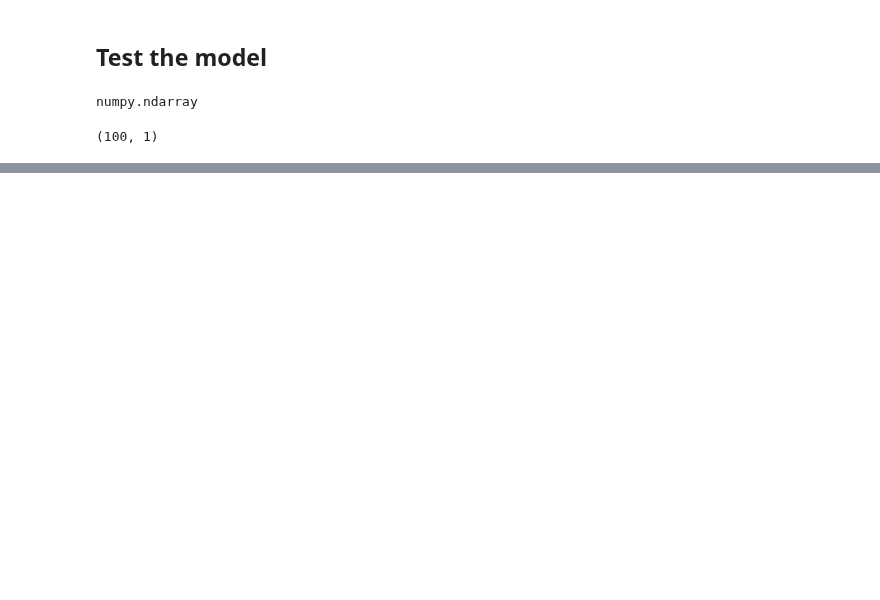
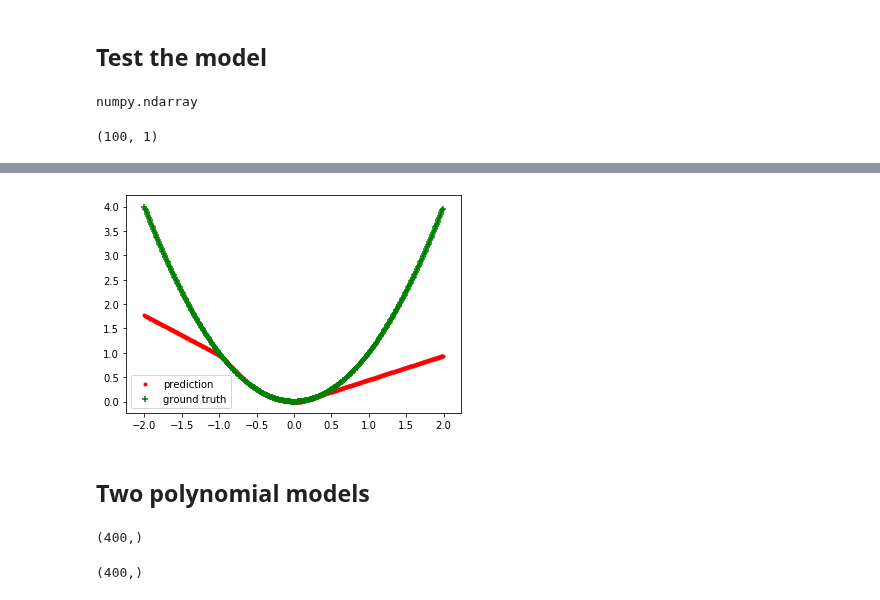
Before and after one commit to b3n3d17/DeepLearningCourse, a Jupyter notebook: 54_mlp_function_learning_test/mlp_function_learning_test.ipynb, the cells around one changed output, grey strips where cells are left out. Cells and saved outputs as stored; diff of their text form; code cells hidden in the pictures; blank space fills up the shorter version.

```diff
--- a/54_mlp_function_learning_test/mlp_function_learning_test.ipynb
+++ b/54_mlp_function_learning_test/mlp_function_learning_test.ipynb
@@ -302,0 +351,2 @@ plt.show()
+# %%
+model.fit(x_train, y_train, epochs=150)
@@ -302,0 +412,13 @@ plt.show()
+# %%
+plt.scatter(x_test, preds,  marker=".", color="red",   label="prediction")
+plt.scatter(x_test, y_test, marker="+", color="green", label="ground truth")
+plt.legend()
+plt.show()
+# %% [output]
+[figure, added]
+# %% [markdown]
+## Two polynomial models
+# %%
+x_test.shape
+# %% [output]
+(400,)
@@ -302,0 +427,4 @@ plt.show()
+# %%
+y1.shape
+# %% [output]
+(400,)
```
Also changed, not shown: parts of 26 cells of this notebook.
